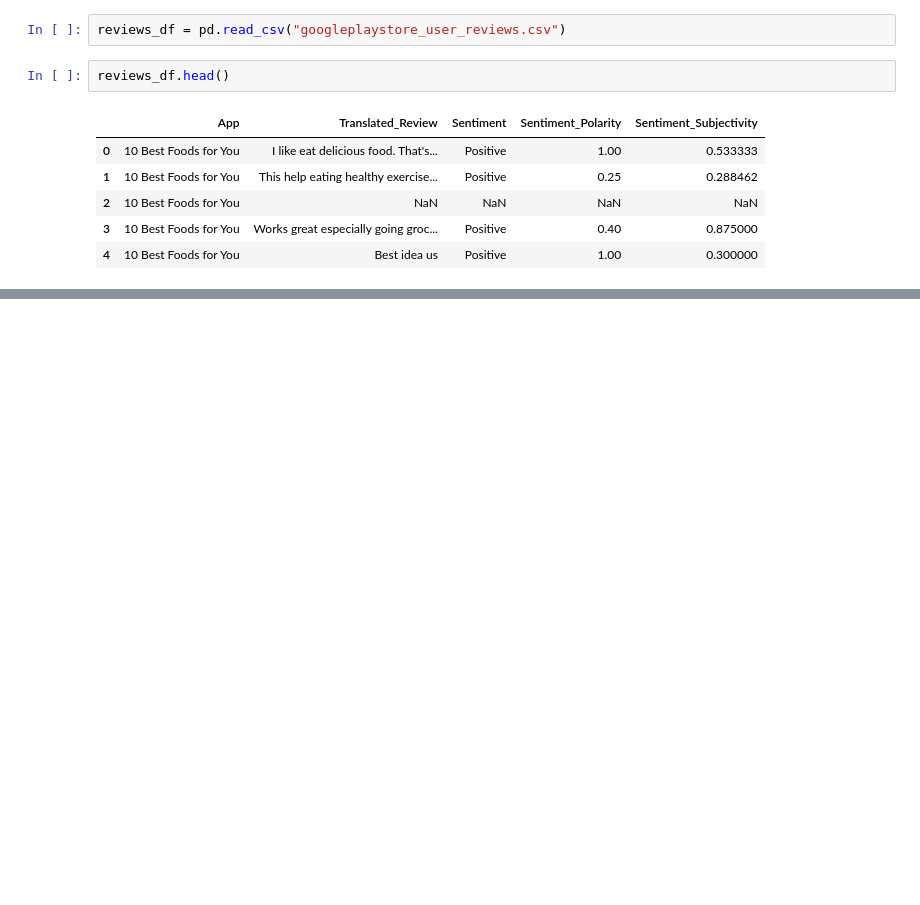
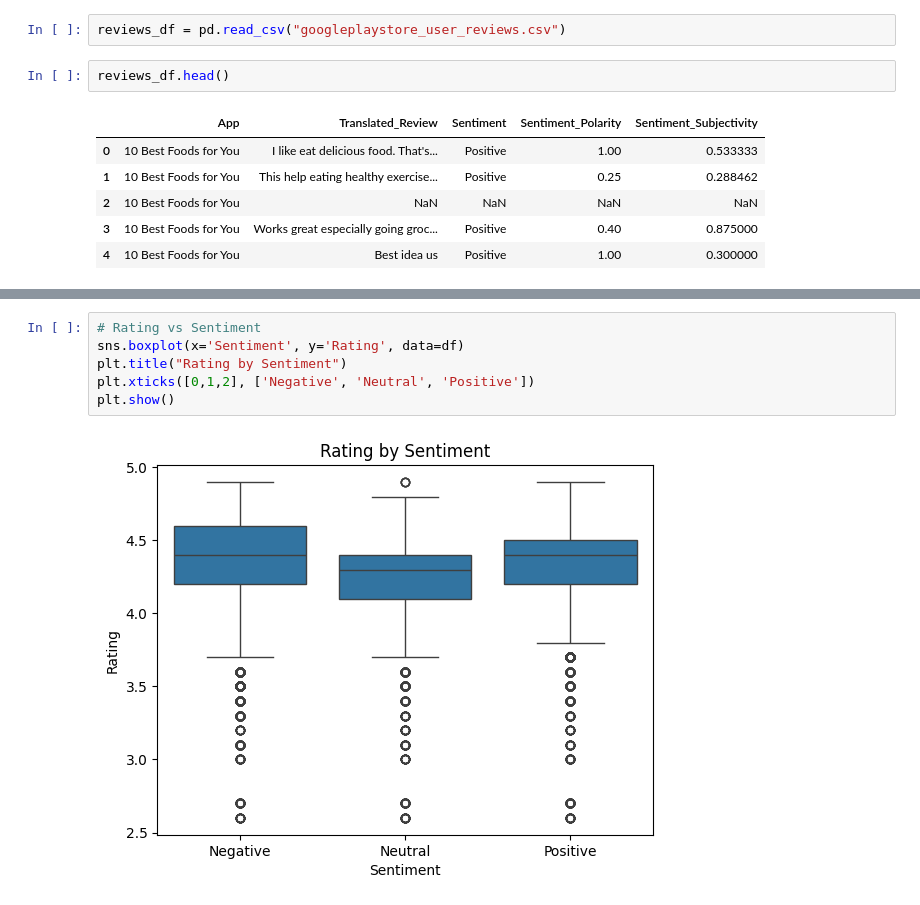
Before and after one commit to ashokrawatt/New-ML-Project, a Jupyter notebook: notebook/EDA.ipynb, the cells around one changed output, grey strips where cells are left out. Cells and saved outputs as stored; diff of their text form; blank space fills up the shorter version.

```diff
--- a/notebook/EDA.ipynb
+++ b/notebook/EDA.ipynb
@@ -360,0 +151,8 @@ plt.show()
+# %%
+# Rating vs Sentiment
+sns.boxplot(x='Sentiment', y='Rating', data=df)
+plt.title("Rating by Sentiment")
+plt.xticks([0,1,2], ['Negative', 'Neutral', 'Positive'])
+plt.show()
+# %% [output]
+[figure, added]
```
Also changed, not shown: parts of 76 cells of this notebook.
